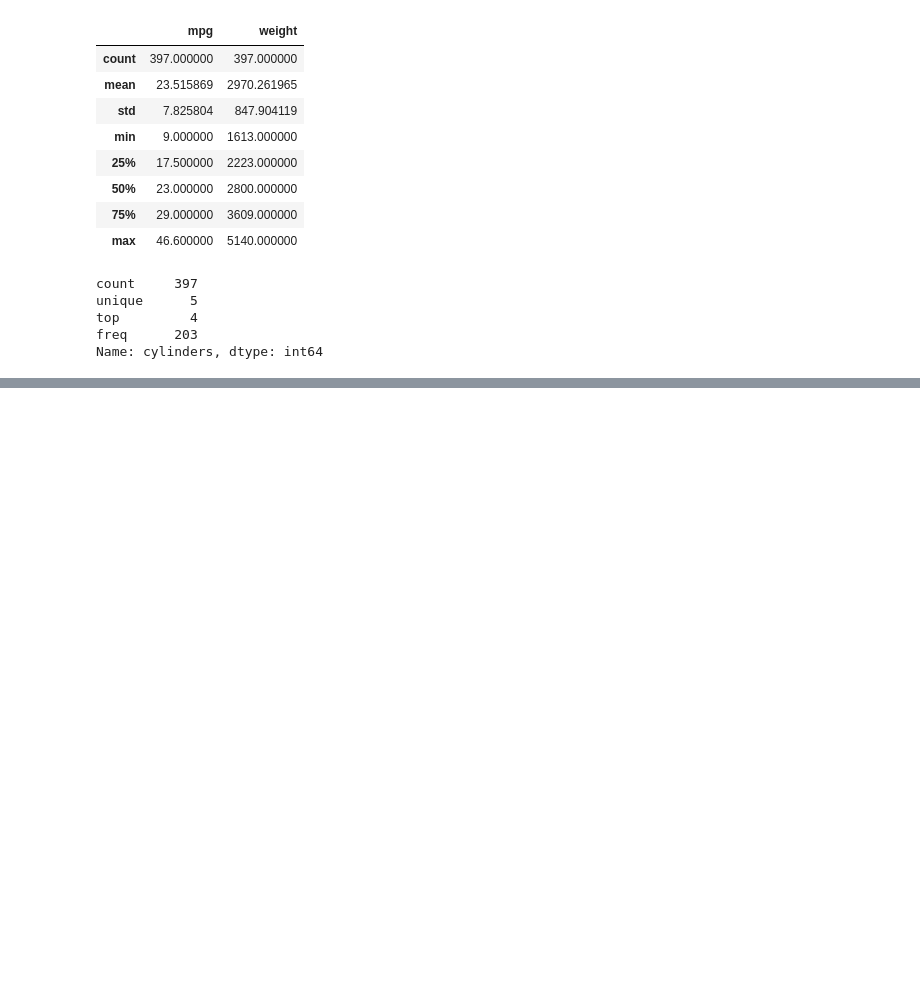
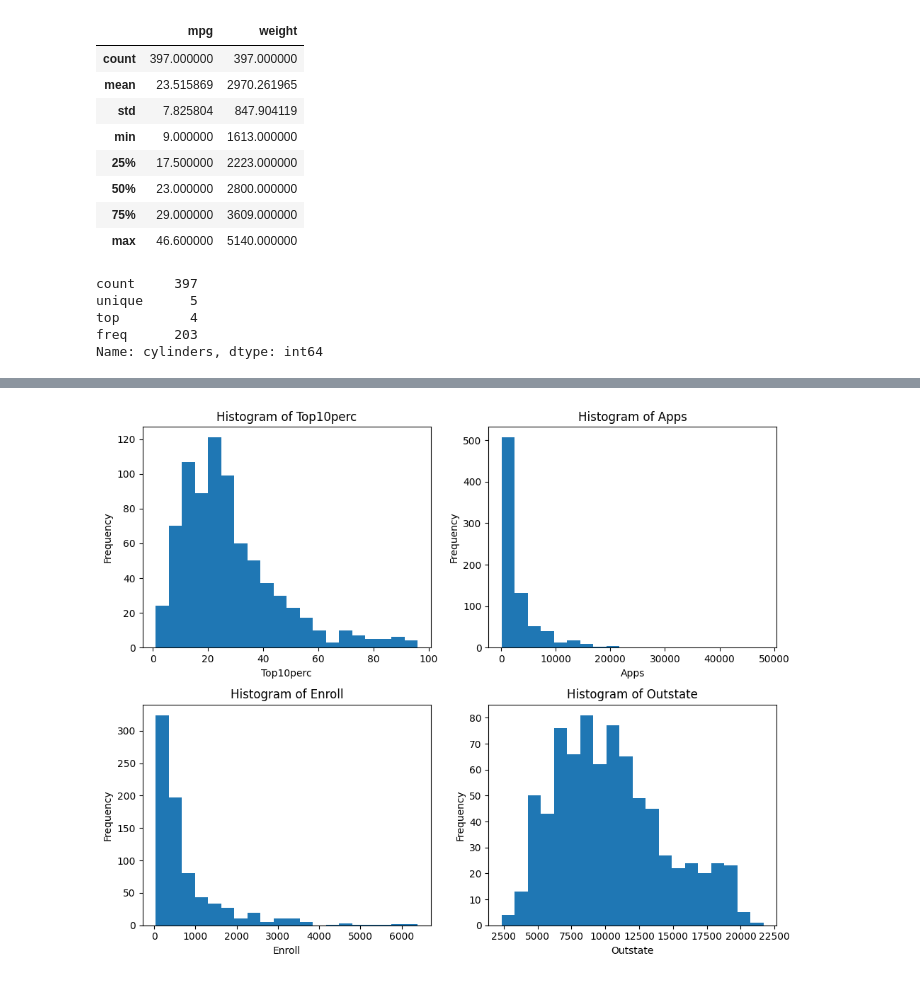
Before and after one commit to FenilMavani/DataAnlytics, a Jupyter notebook: chapter2.ipynb, the cells around one changed output, grey strips where cells are left out. Cells and saved outputs as stored; diff of their text form; code cells hidden in the pictures; blank space fills up the shorter version.

```diff
--- a/chapter2.ipynb
+++ b/chapter2.ipynb
@@ -614,0 +686,21 @@ Name: cylinders, dtype: int64
+# %%
+quantitative_vars = ['Top10perc', 'Apps', 'Enroll', 'Outstate']
+
+# Create subplots
+fig, axes = plt.subplots(2, 2, figsize=(10, 8))
+
+# Flatten axes for easier iteration
+axes = axes.flatten()
+
+# Plot histograms for each variable with different numbers of bins
+for i, var in enumerate(quantitative_vars):
+    college[var].plot.hist(ax=axes[i], bins=20)  # Change bins as needed
+    axes[i].set_title(f'Histogram of {var}')
+    axes[i].set_xlabel(var)
+    axes[i].set_ylabel('Frequency')
+
+# Adjust layout
+plt.tight_layout()
+plt.show()
+# %% [output]
+[figure, added]
```
Also changed, not shown: parts of 15 cells of this notebook, 4 other files.
